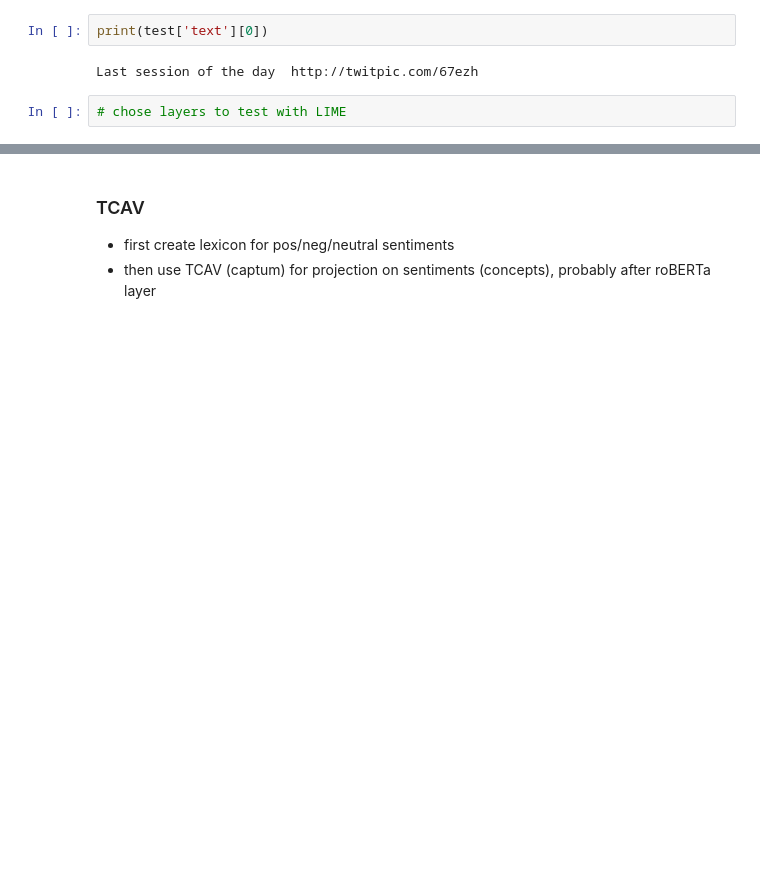
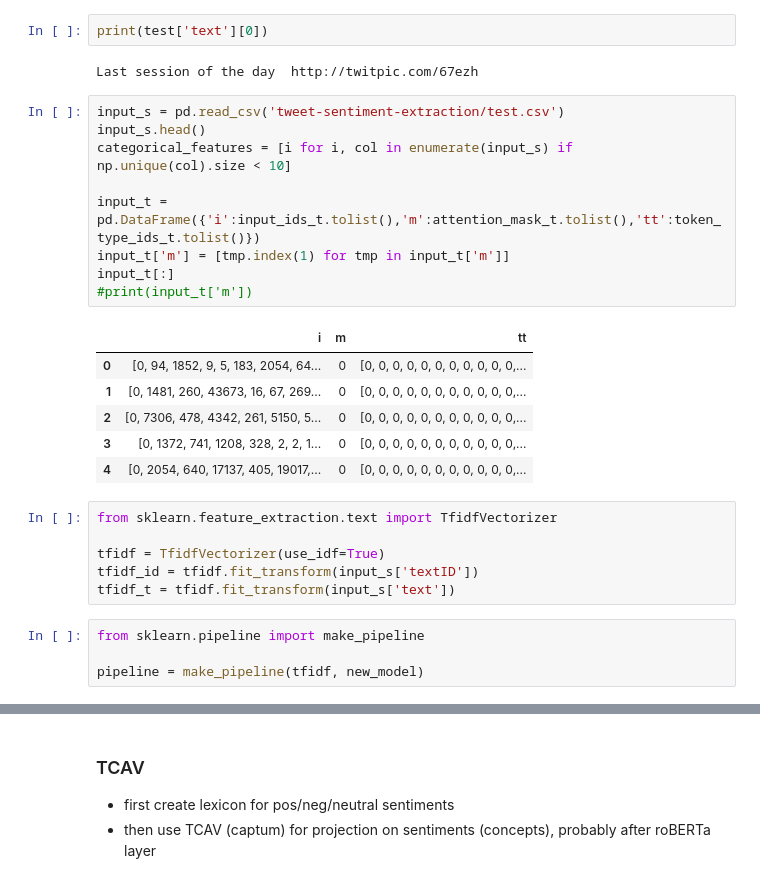
Before and after one commit to SOfRO124/XAI-project, a Jupyter notebook: LIME_TCAV.ipynb, the cells around one changed output, grey strips where cells are left out. Saved outputs shown, nothing was run; the diff lists cells and outputs as text; blank space fills up the shorter version.

Commit message:
updates on LIME

```diff
--- a/LIME_TCAV.ipynb
+++ b/LIME_TCAV.ipynb
@@ -117,4 +126,28 @@ print(test['text'][0])
 # %% [output]
 Last session of the day  http://twitpic.com/67ezh
 # %%
-# chose layers to test with LIME
+input_s = pd.read_csv('tweet-sentiment-extraction/test.csv')
+input_s.head()
+categorical_features = [i for i, col in enumerate(input_s) if np.unique(col).size < 10]
+
+input_t = pd.DataFrame({'i':input_ids_t.tolist(),'m':attention_mask_t.tolist(),'tt':token_type_ids_t.tolist()})
+input_t['m'] = [tmp.index(1) for tmp in input_t['m']]
+input_t[:]
+#print(input_t['m'])
+# %% [output]
+|  | i | m | tt |
+| 0 | [0, 94, 1852, 9, 5, 183, 2054, 64... | 0 | [0, 0, 0, 0, 0, 0, 0, 0, 0, 0, 0,... |
+| 1 | [0, 1481, 260, 43673, 16, 67, 269... | 0 | [0, 0, 0, 0, 0, 0, 0, 0, 0, 0, 0,... |
+| 2 | [0, 7306, 478, 4342, 261, 5150, 5... | 0 | [0, 0, 0, 0, 0, 0, 0, 0, 0, 0, 0,... |
+| 3 | [0, 1372, 741, 1208, 328, 2, 2, 1... | 0 | [0, 0, 0, 0, 0, 0, 0, 0, 0, 0, 0,... |
+| 4 | [0, 2054, 640, 17137, 405, 19017,... | 0 | [0, 0, 0, 0, 0, 0, 0, 0, 0, 0, 0,... |
+# %%
+from sklearn.feature_extraction.text import TfidfVectorizer
+
+tfidf = TfidfVectorizer(use_idf=True)
+tfidf_id = tfidf.fit_transform(input_s['textID'])
+tfidf_t = tfidf.fit_transform(input_s['text'])
+# %%
+from sklearn.pipeline import make_pipeline
+
+pipeline = make_pipeline(tfidf, new_model)
```
Also changed, not shown: parts of 15 cells of this notebook, 1 other file.
